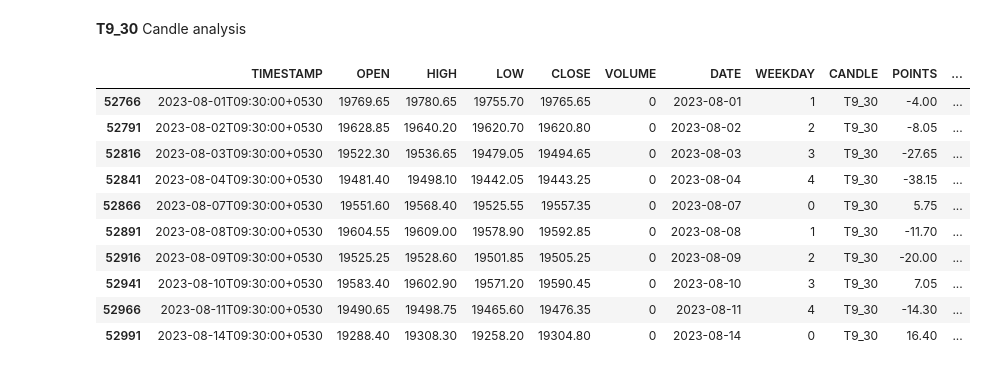
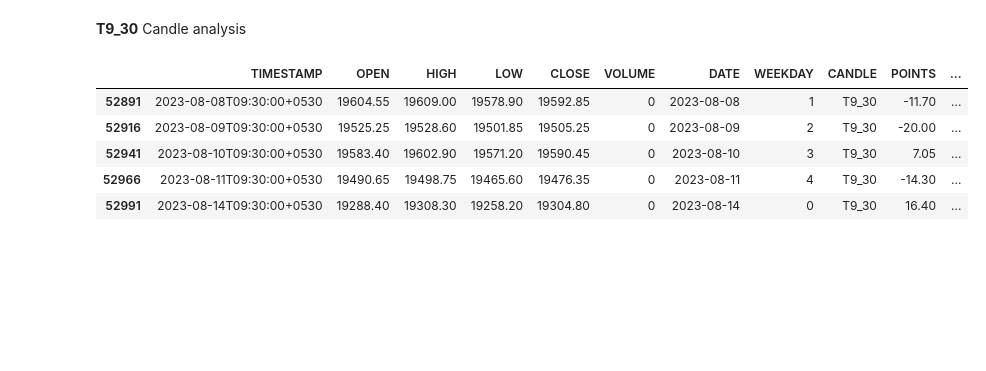
Before and after one commit to kaifahmad/Analytics, a Jupyter notebook: modules/Analytics/pilot.ipynb, the cells around one changed output. Saved outputs shown, nothing was run; the diff lists cells and outputs as text; code cells hidden in the pictures; blank space fills up the shorter version.

```diff
--- a/modules/Analytics/pilot.ipynb
+++ b/modules/Analytics/pilot.ipynb
@@ -54,14 +53,9 @@ nifty_15tf_df.tail(5)
 # %% [markdown]
 **T9_30** Candle analysis
 # %%
-nifty_15tf_df[nifty_15tf_df["CANDLE"] == "T9_30"].tail(10)
+nifty_15tf_df[nifty_15tf_df["CANDLE"] == "T9_30"].tail(5)
 # %% [output]
 |  | TIMESTAMP | OPEN | HIGH | LOW | CLOSE | VOLUME | DATE | WEEKDAY | CANDLE | POINTS | ... |
-| 52766 | 2023-08-01T09:30:00+0530 | 19769.65 | 19780.65 | 19755.70 | 19765.65 | 0 | 2023-08-01 | 1 | T9_30 | -4.00 | ... |
-| 52791 | 2023-08-02T09:30:00+0530 | 19628.85 | 19640.20 | 19620.70 | 19620.80 | 0 | 2023-08-02 | 2 | T9_30 | -8.05 | ... |
-| 52816 | 2023-08-03T09:30:00+0530 | 19522.30 | 19536.65 | 19479.05 | 19494.65 | 0 | 2023-08-03 | 3 | T9_30 | -27.65 | ... |
-| 52841 | 2023-08-04T09:30:00+0530 | 19481.40 | 19498.10 | 19442.05 | 19443.25 | 0 | 2023-08-04 | 4 | T9_30 | -38.15 | ... |
-| 52866 | 2023-08-07T09:30:00+0530 | 19551.60 | 19568.40 | 19525.55 | 19557.35 | 0 | 2023-08-07 | 0 | T9_30 | 5.75 | ... |
 | 52891 | 2023-08-08T09:30:00+0530 | 19604.55 | 19609.00 | 19578.90 | 19592.85 | 0 | 2023-08-08 | 1 | T9_30 | -11.70 | ... |
 | 52916 | 2023-08-09T09:30:00+0530 | 19525.25 | 19528.60 | 19501.85 | 19505.25 | 0 | 2023-08-09 | 2 | T9_30 | -20.00 | ... |
 | 52941 | 2023-08-10T09:30:00+0530 | 19583.40 | 19602.90 | 19571.20 | 19590.45 | 0 | 2023-08-10 | 3 | T9_30 | 7.05 | ... |
```
Also changed, not shown: parts of 3 cells of this notebook, 5 other files.
